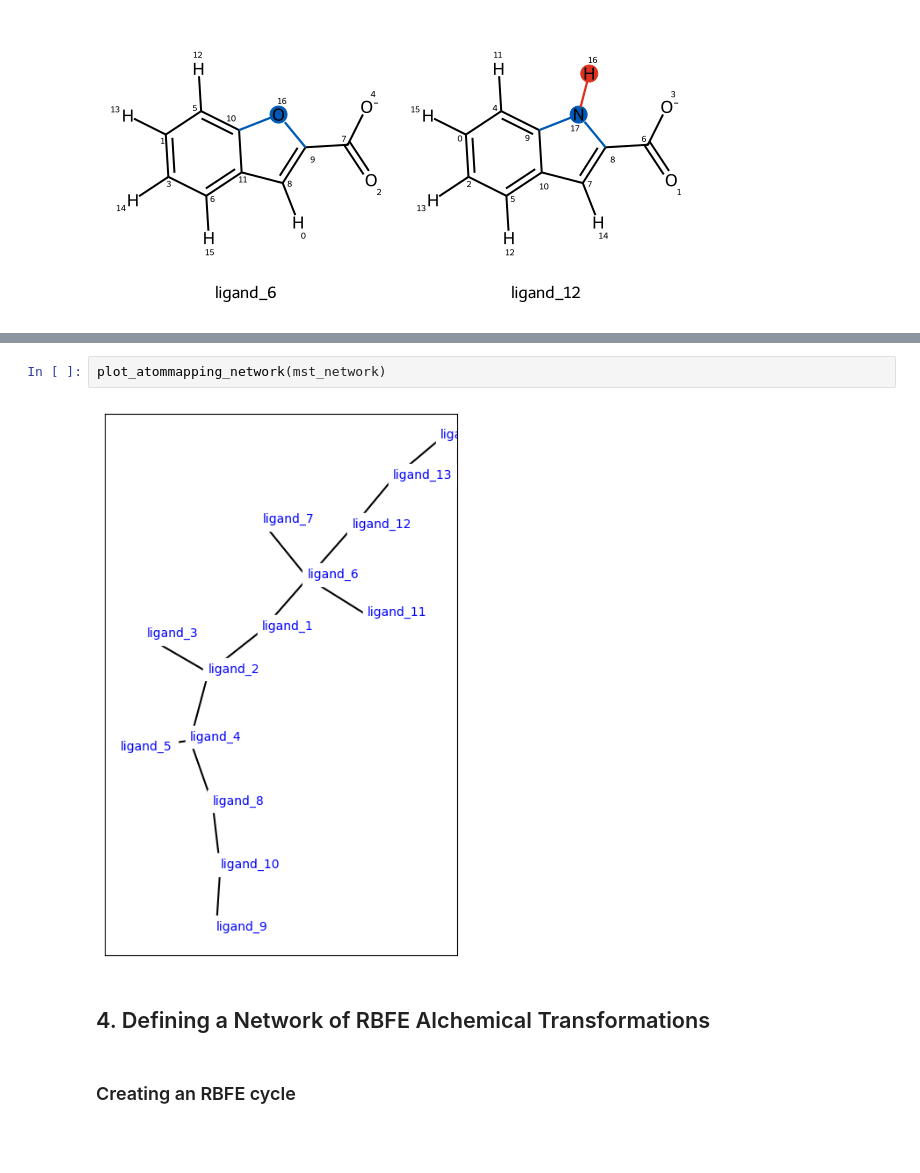
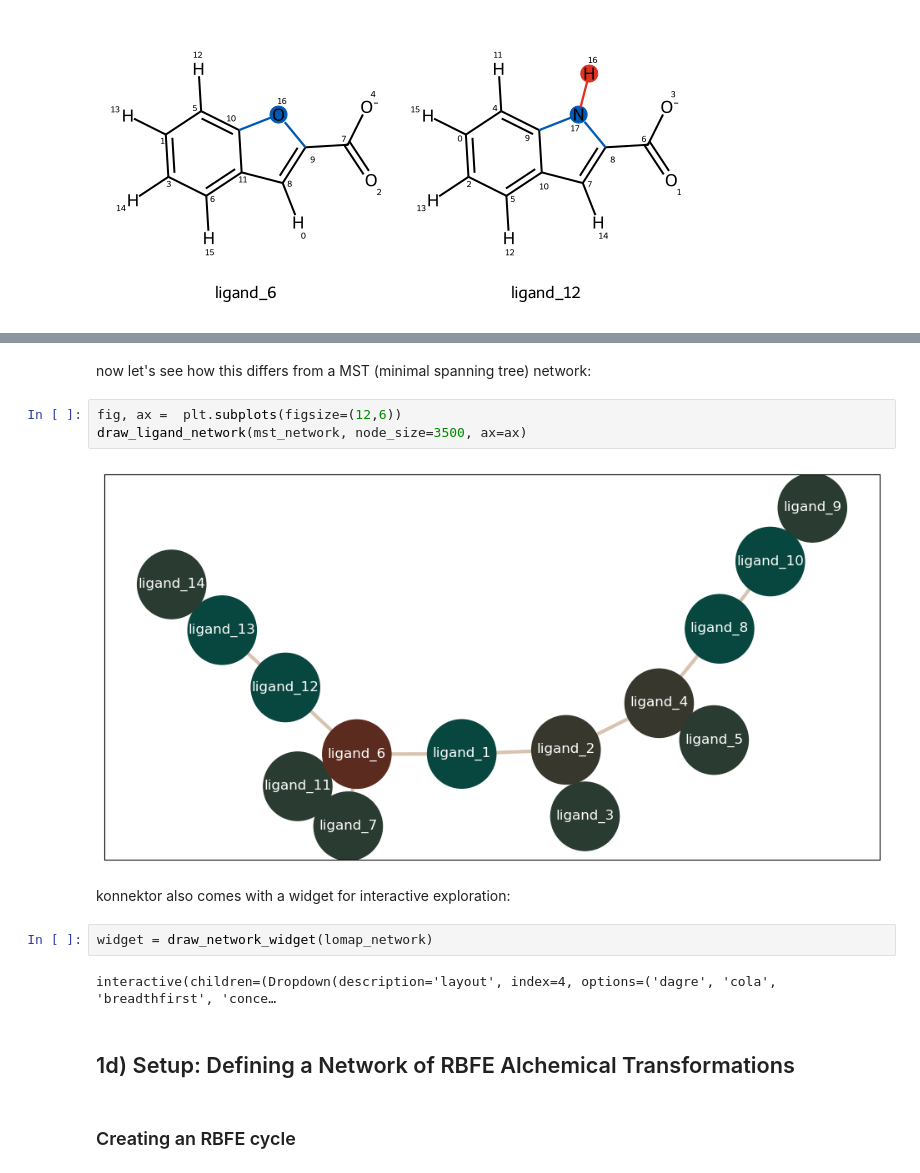
Before and after one commit to MDAnalysis/UGM2025, a Jupyter notebook: workshops/OpenFE/openfe_workshop.ipynb, the cells around one changed output, grey strips where cells are left out. Cells and saved outputs as stored; diff of their text form; blank space fills up the shorter version.

```diff
--- a/workshops/OpenFE/openfe_workshop.ipynb
+++ b/workshops/OpenFE/openfe_workshop.ipynb
@@ -256,9 +254,18 @@ plot_atommapping_network(lomap_network,);
+# %% [markdown]
+now let's see how this differs from a MST (minimal spanning tree) network:
 # %%
-plot_atommapping_network(mst_network)
+fig, ax =  plt.subplots(figsize=(12,6))
+draw_ligand_network(mst_network, node_size=3500, ax=ax)
 # %% [output]
-[figure, old version]
+[figure, new version]
+# %% [markdown]
+konnektor also comes with a widget for interactive exploration:
+# %%
+widget = draw_network_widget(lomap_network)
+# %% [output]
+interactive(children=(Dropdown(description='layout', index=4, options=('dagre', 'cola', 'breadthfirst', 'conce…
 # %% [markdown]
-## 4. Defining a Network of RBFE Alchemical Transformations
+## 1d) Setup: Defining a Network of RBFE Alchemical Transformations
 # %% [markdown]
 ### Creating an RBFE cycle
 # %% [markdown]
```
Also changed, not shown: parts of 16 cells of this notebook.
